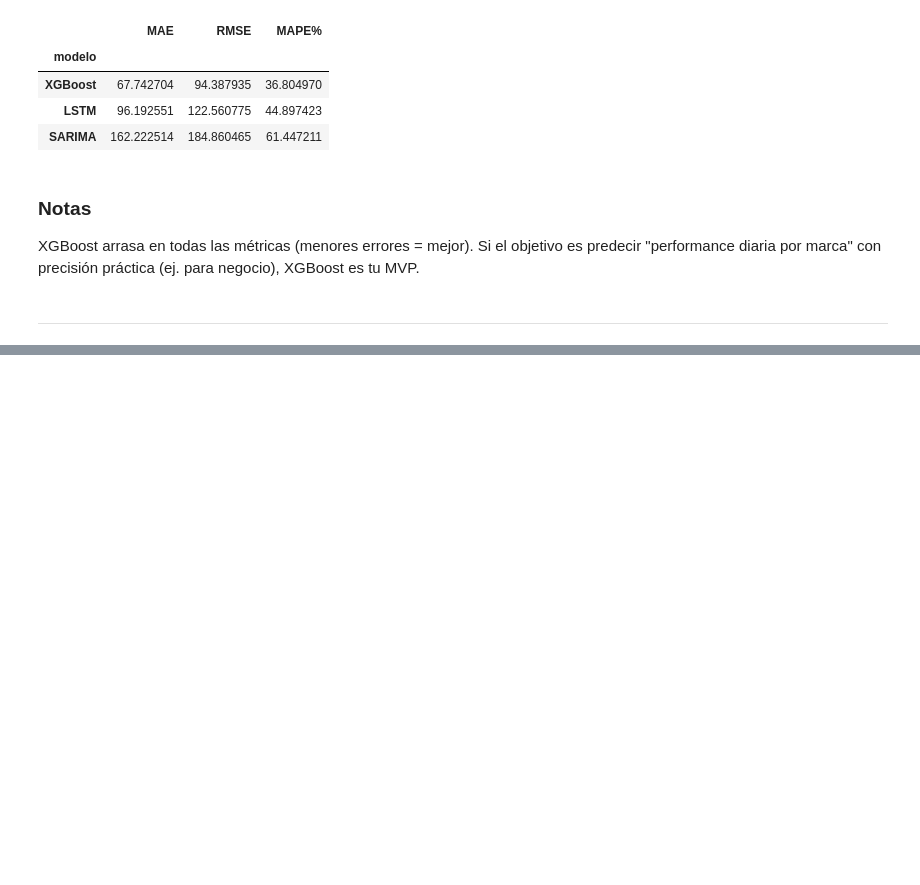
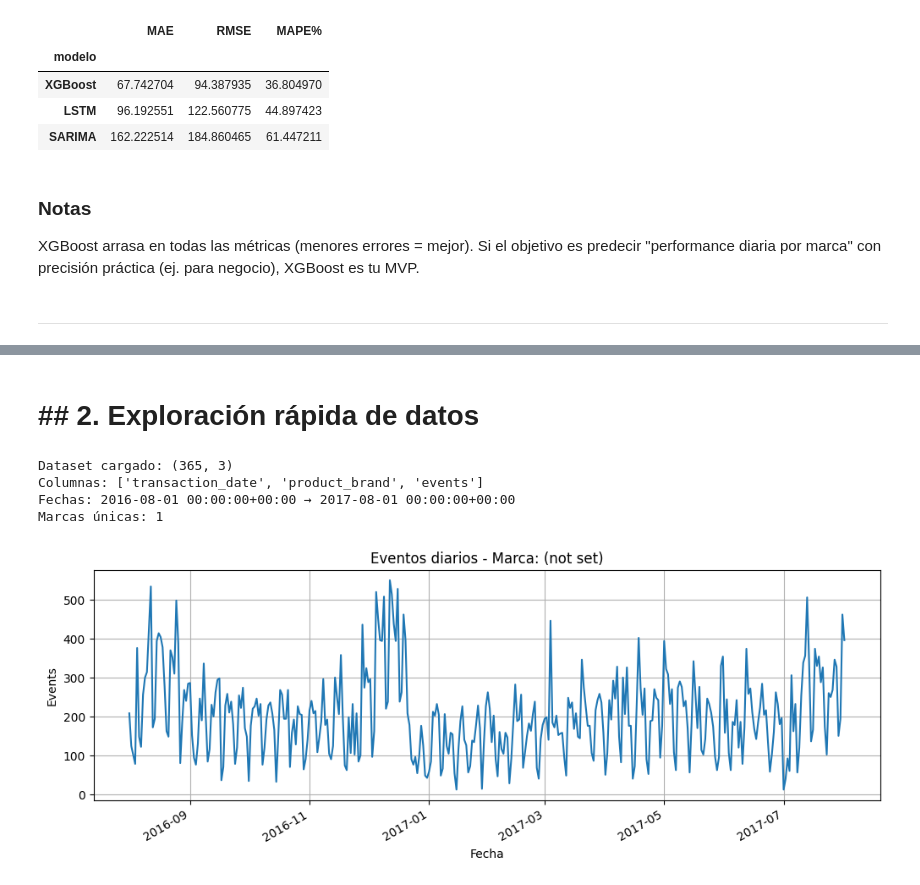
Before and after one commit to aladelca/pc1_20252_metodologia_data_science, a Jupyter notebook: notebooks/exp_serie_de_tiempo_group04v2.ipynb, the cells around one changed output, grey strips where cells are left out. Saved outputs shown, nothing was run; the diff lists cells and outputs as text; code cells hidden in the pictures; blank space fills up the shorter version.

```diff
--- a/notebooks/exp_serie_de_tiempo_group04v2.ipynb
+++ b/notebooks/exp_serie_de_tiempo_group04v2.ipynb
@@ -376,0 +442,31 @@ XGBoost arrasa en todas las métricas (menores errores = mejor). Si el objetivo
+# %% [markdown]
+# ## 2. Exploración rápida de datos
+# %%
+# ---
+
+df_raw = pd.read_parquet(DATA_PATH)
+print(f"Dataset cargado: {df_raw.shape}")
+print(f"Columnas: {list(df_raw.columns)}")
+print(f"Fechas: {df_raw['transaction_date'].min()} → {df_raw['transaction_date'].max()}")
+print(f"Marcas únicas: {df_raw['product_brand'].nunique()}")
+
+# Filtrar marca "(not set)"
+brand = "(not set)"
+brand_data = df_raw[df_raw['product_brand'] == brand]
+daily_events = brand_data.groupby('transaction_date')['events'].sum()
+daily_events.index = pd.to_datetime(daily_events.index)
+
+plt.figure(figsize=(12, 4))
+daily_events.plot(title=f"Eventos diarios - Marca: {brand}")
+plt.ylabel("Events")
+plt.xlabel("Fecha")
+plt.grid(True)
+plt.show()
+
+# ---
+# %% [output]
+Dataset cargado: (365, 3)
+Columnas: ['transaction_date', 'product_brand', 'events']
+Fechas: 2016-08-01 00:00:00+00:00 → 2017-08-01 00:00:00+00:00
+Marcas únicas: 1
+[figure, added]
```
Also changed, not shown: parts of 17 cells of this notebook, 3 other files.
